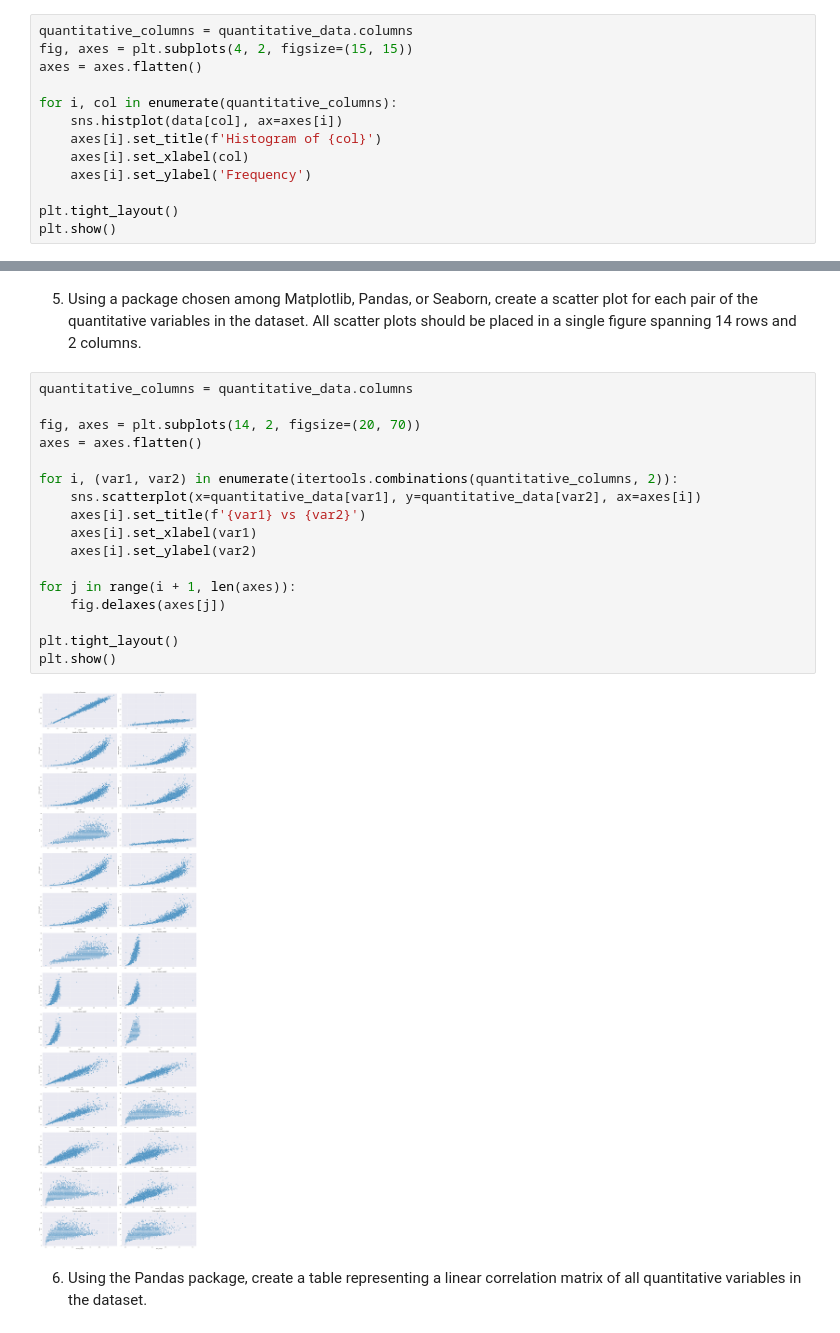
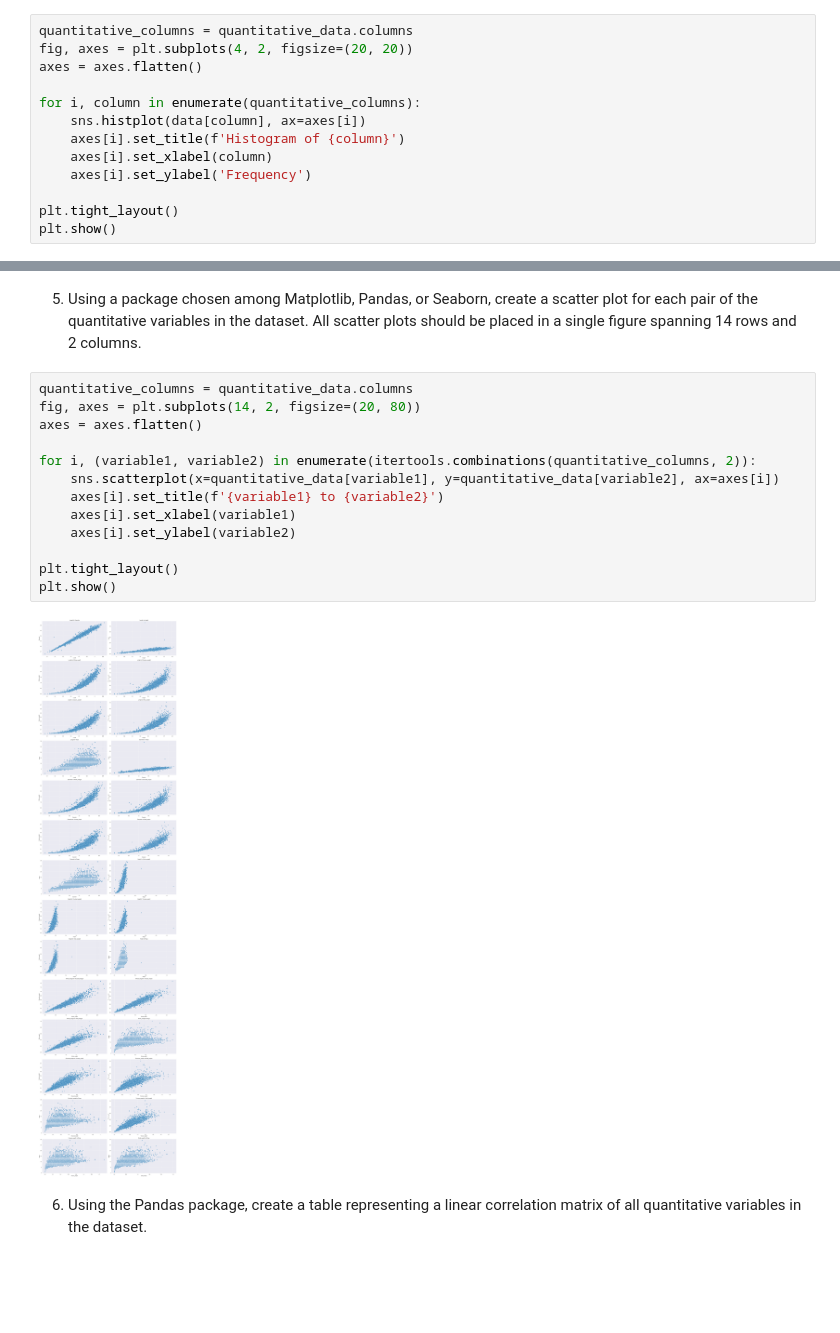
Before and after one commit to 247751mo/Assignment1_MO_MS, a Jupyter notebook: analysis.ipynb, the cells around one changed output, grey strips where cells are left out. Saved outputs shown, nothing was run; the diff lists cells and outputs as text; blank space fills up the shorter version.

```diff
--- a/analysis.ipynb
+++ b/analysis.ipynb
@@ -65,13 +65,13 @@ plt.show()
 4. Using a package chosen among Matplotlib, Pandas, or Seaborn, create a histogram of each quantitative variable in the dataset. All histograms should be placed in a single figure spanning 4 rows and 2 columns.
 # %%
 quantitative_columns = quantitative_data.columns
-fig, axes = plt.subplots(4, 2, figsize=(15, 15))
+fig, axes = plt.subplots(4, 2, figsize=(20, 20))
 axes = axes.flatten()
 
-for i, col in enumerate(quantitative_columns):
-    sns.histplot(data[col], ax=axes[i])
-    axes[i].set_title(f'Histogram of {col}')
-    axes[i].set_xlabel(col)
+for i, column in enumerate(quantitative_columns):
+    sns.histplot(data[column], ax=axes[i])
+    axes[i].set_title(f'Histogram of {column}')
+    axes[i].set_xlabel(column)
     axes[i].set_ylabel('Frequency')
 
 plt.tight_layout()
@@ -82,23 +82,19 @@ plt.show()
 5. Using a package chosen among Matplotlib, Pandas, or Seaborn, create a scatter plot for each pair of the quantitative variables in the dataset. All scatter plots should be placed in a single figure spanning 14 rows and 2 columns.
 # %%
 quantitative_columns = quantitative_data.columns
-
-fig, axes = plt.subplots(14, 2, figsize=(20, 70))
+fig, axes = plt.subplots(14, 2, figsize=(20, 80))
 axes = axes.flatten()
 
-for i, (var1, var2) in enumerate(itertools.combinations(quantitative_columns, 2)):
-    sns.scatterplot(x=quantitative_data[var1], y=quantitative_data[var2], ax=axes[i])
-    axes[i].set_title(f'{var1} vs {var2}')
-    axes[i].set_xlabel(var1)
-    axes[i].set_ylabel(var2)
-
-for j in range(i + 1, len(axes)):
-    fig.delaxes(axes[j])
+for i, (variable1, variable2) in enumerate(itertools.combinations(quantitative_columns, 2)):
+    sns.scatterplot(x=quantitative_data[variable1], y=quantitative_data[variable2], ax=axes[i])
+    axes[i].set_title(f'{variable1} to {variable2}')
+    axes[i].set_xlabel(variable1)
+    axes[i].set_ylabel(variable2)
 
 plt.tight_layout()
 plt.show()
 # %% [output]
-[figure, old version]
+[figure, new version]
 # %% [markdown]
 6. Using the Pandas package, create a table representing a linear correlation matrix of all quantitative variables in the dataset.
 # %%
```
Also changed, not shown: parts of 8 cells of this notebook.
